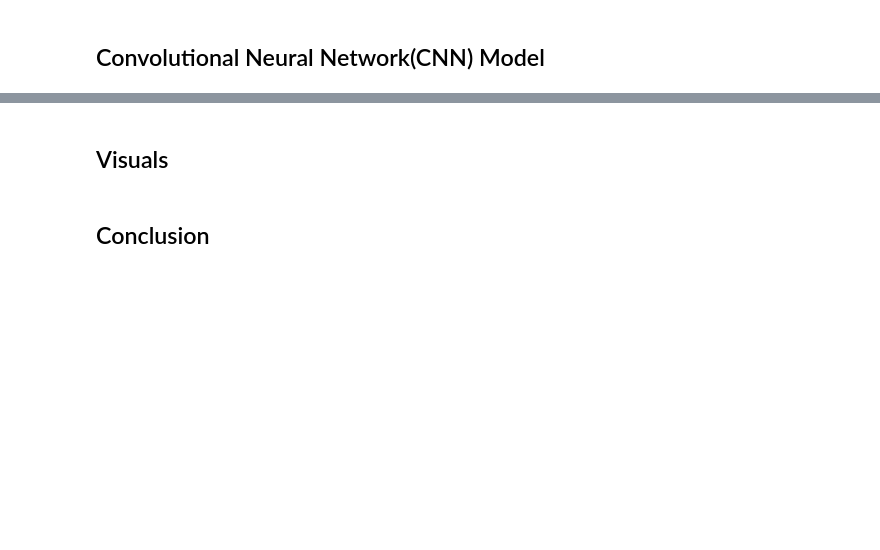
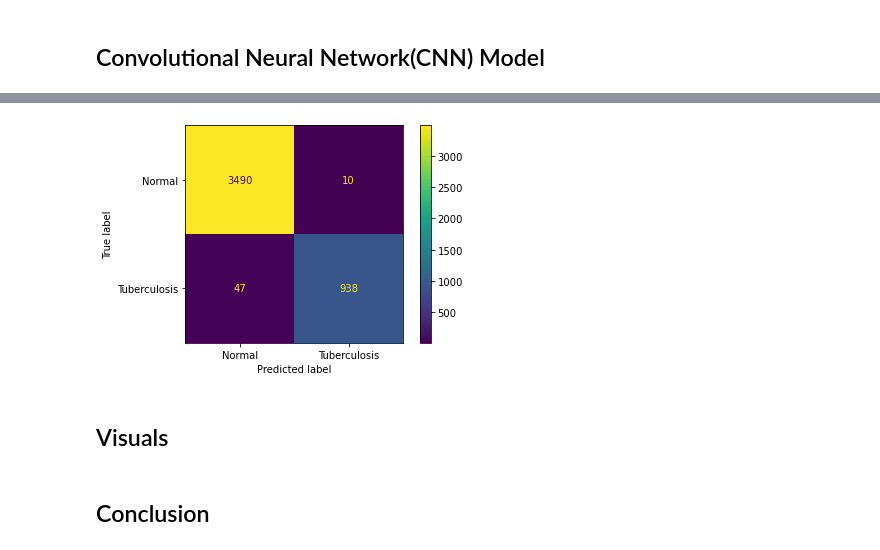
Before and after one commit to Tamiru3/TuberculosisImageClassifcation, a Jupyter notebook: Untitled.ipynb, the cells around one changed output, grey strips where cells are left out. Saved outputs shown, nothing was run; the diff lists cells and outputs as text; code cells hidden in the pictures; blank space fills up the shorter version.

```diff
--- a/Untitled.ipynb
+++ b/Untitled.ipynb
@@ -545,3 +543,7 @@ cnn3_model.evaluate(test_set)
+# %%
+conf_mat(cnn3_model)
+# %% [output]
+[figure, added]
 # %% [markdown]
 ## Visuals
 # %% [markdown]
```
Also changed, not shown: parts of 23 cells of this notebook.
